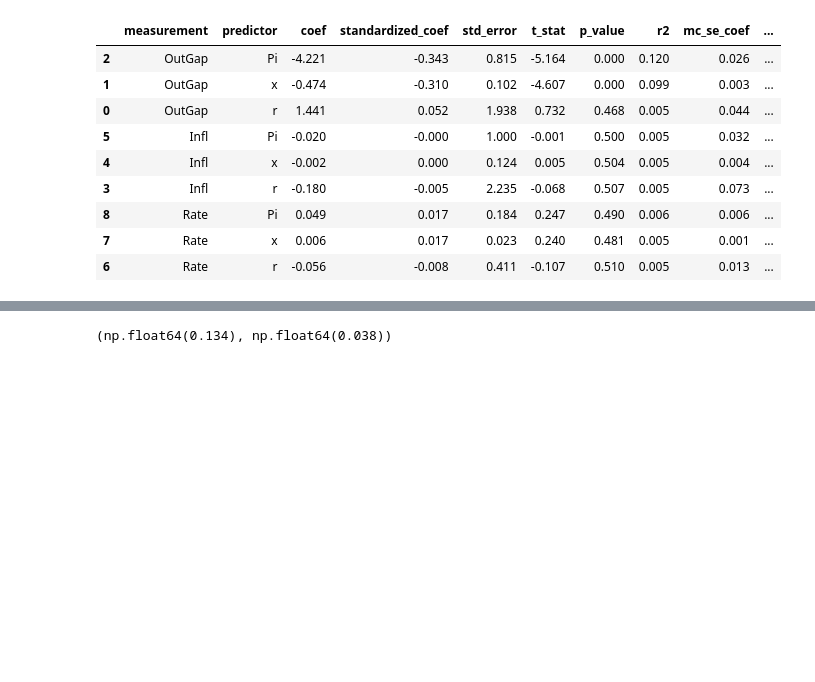
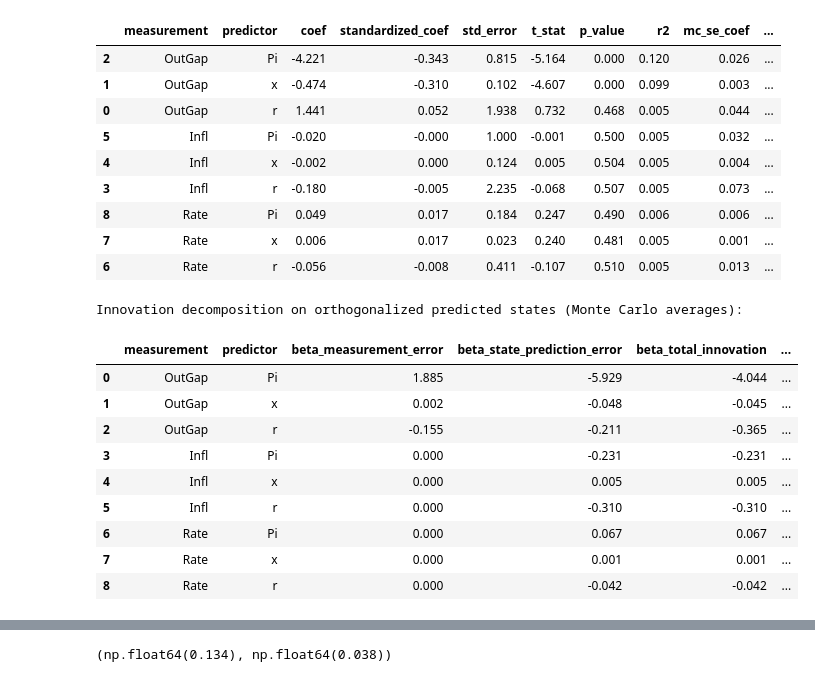
Before and after one commit to GongJr0/sdsge-scripts, a Jupyter notebook: misspec_tests/r0.ipynb, the cells around one changed output, grey strips where cells are left out. Saved outputs shown, nothing was run; the diff lists cells and outputs as text; code cells hidden in the pictures; blank space fills up the shorter version.

```diff
--- a/misspec_tests/r0.ipynb
+++ b/misspec_tests/r0.ipynb
@@ -344,3 +342,18 @@ Innovations on raw predicted states (Monte Carlo averages and rejection rates):
 | 8 | Rate | Pi | 0.049 | 0.017 | 0.184 | 0.247 | 0.490 | 0.006 | 0.006 | ... |
 | 7 | Rate | x | 0.006 | 0.017 | 0.023 | 0.240 | 0.481 | 0.005 | 0.001 | ... |
 | 6 | Rate | r | -0.056 | -0.008 | 0.411 | -0.107 | 0.510 | 0.005 | 0.013 | ... |
+# %%
+print("Innovation decomposition on orthogonalized predicted states (Monte Carlo averages):")
+_sort_summary(mc_reference["innovation_decomposition_orthogonalized_summary"]).round(3)
+# %% [output]
+Innovation decomposition on orthogonalized predicted states (Monte Carlo averages):
+|  | measurement | predictor | beta_measurement_error | beta_state_prediction_error | beta_total_innovation | ... |
+| 0 | OutGap | Pi | 1.885 | -5.929 | -4.044 | ... |
+| 1 | OutGap | x | 0.002 | -0.048 | -0.045 | ... |
+| 2 | OutGap | r | -0.155 | -0.211 | -0.365 | ... |
+| 3 | Infl | Pi | 0.000 | -0.231 | -0.231 | ... |
+| 4 | Infl | x | 0.000 | 0.005 | 0.005 | ... |
+| 5 | Infl | r | 0.000 | -0.310 | -0.310 | ... |
+| 6 | Rate | Pi | 0.000 | 0.067 | 0.067 | ... |
+| 7 | Rate | x | 0.000 | 0.001 | 0.001 | ... |
+| 8 | Rate | r | 0.000 | -0.042 | -0.042 | ... |
```
Also changed, not shown: parts of 5 cells of this notebook, 22 other files.
